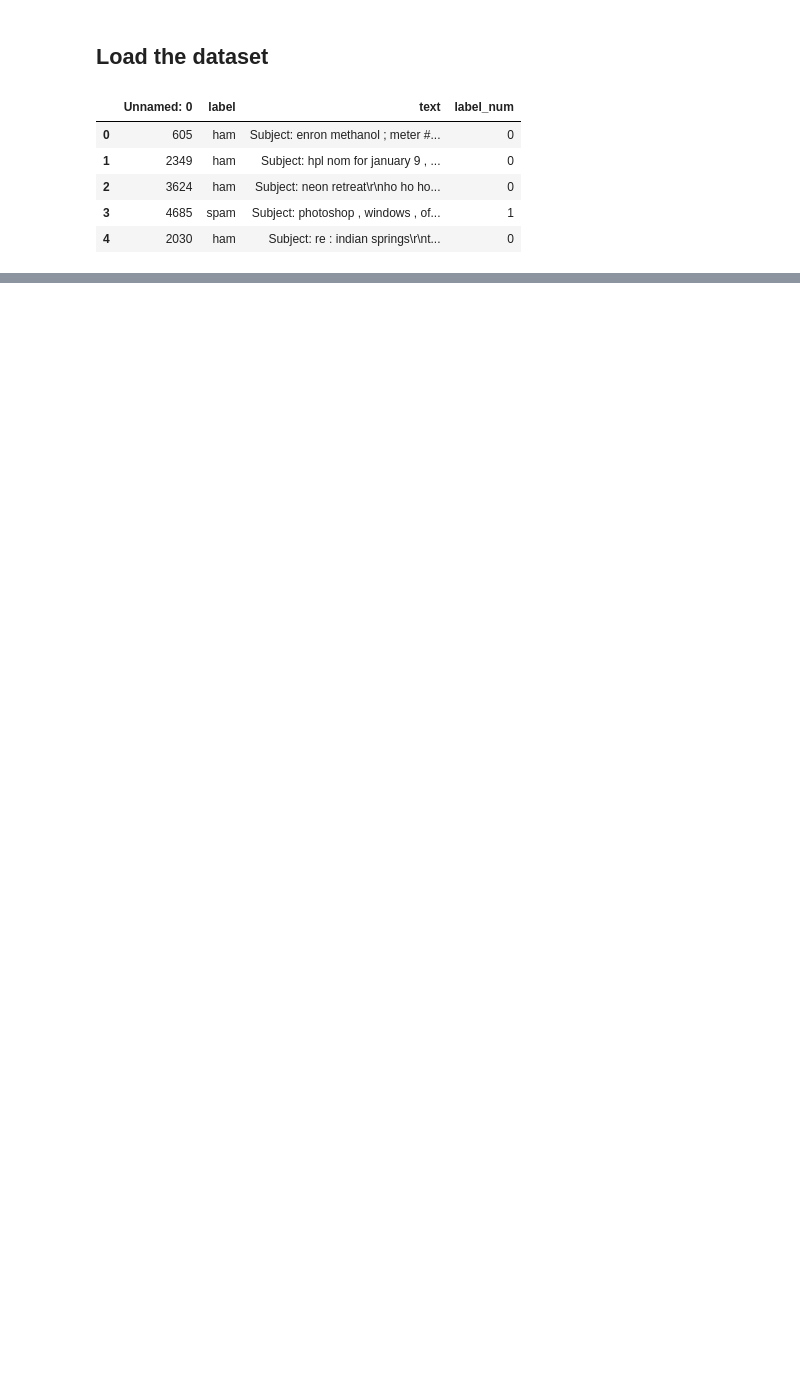
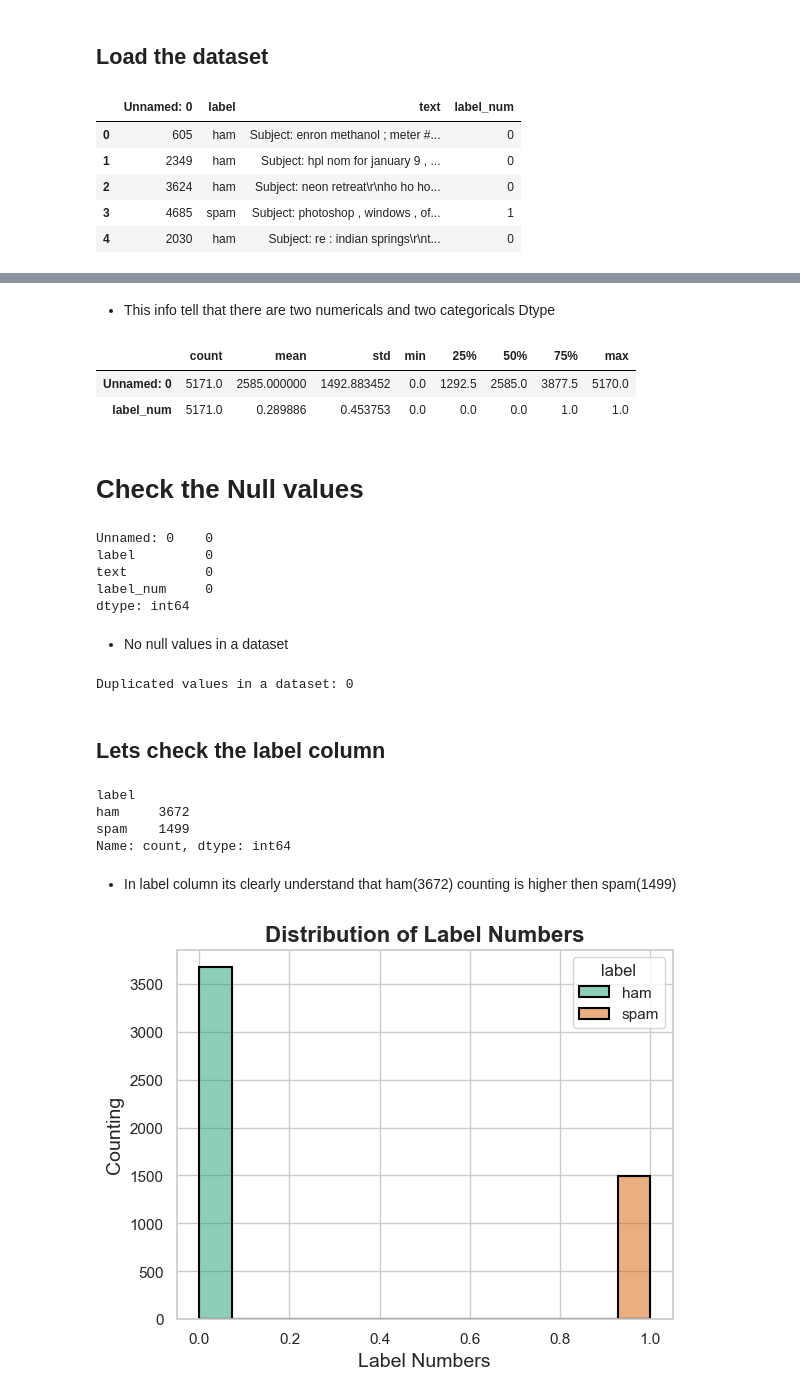
Before and after one commit to SajjadKhanYousafzai/DEP, a Jupyter notebook: Email Spam Classification/spam.ipynb, the cells around one changed output, grey strips where cells are left out. Drawn from its saved outputs; the diff is of its cells as text; code cells hidden in the pictures; blank space fills up the shorter version.

```diff
--- a/Email Spam Classification/spam.ipynb
+++ b/Email Spam Classification/spam.ipynb
@@ -52,0 +76,51 @@ df.head()
+# %% [markdown]
+- This info tell that there are two numericals and two categoricals Dtype
+# %%
+df.describe().T
+# %% [output]
+|  | count | mean | std | min | 25% | 50% | 75% | max |
+| Unnamed: 0 | 5171.0 | 2585.000000 | 1492.883452 | 0.0 | 1292.5 | 2585.0 | 3877.5 | 5170.0 |
+| label_num | 5171.0 | 0.289886 | 0.453753 | 0.0 | 0.0 | 0.0 | 1.0 | 1.0 |
+# %% [markdown]
+# **Check the Null values**
+# %%
+# Check the null values in a given dataset
+df.isnull().sum()
+# %% [output]
+Unnamed: 0    0
+label         0
+text          0
+label_num     0
+dtype: int64
+# %% [markdown]
+- No null values in a dataset
+# %%
+# Check the duplicated values
+print(f"Duplicated values in a dataset: {df.duplicated().sum()}")
+# %% [output]
+Duplicated values in a dataset: 0
+# %% [markdown]
+## Lets check the label column
+# %%
+df["label"].value_counts()
+# %% [output]
+label
+ham     3672
+spam    1499
+Name: count, dtype: int64
+# %% [markdown]
+- In label column its clearly understand that ham(3672) counting is higher then spam(1499)
+# %%
+# Set the overall aesthetic of the plots
+sns.set(style="whitegrid")  # Professional style with grid
+
+# Use the 'Dark2' palette for professional color tones
+sns.histplot(data=df, x="label_num", hue="label", palette="Dark2", edgecolor="black", linewidth=1.5)
+
+plt.title("Distribution of Label Numbers", fontsize=16, fontweight='bold')
+plt.xlabel("Label Numbers", fontsize=14)
+plt.ylabel("Counting", fontsize=14)
+
+plt.show()
+# %% [output]
+[figure, added]
```
Also changed, not shown: parts of 10 cells of this notebook.
